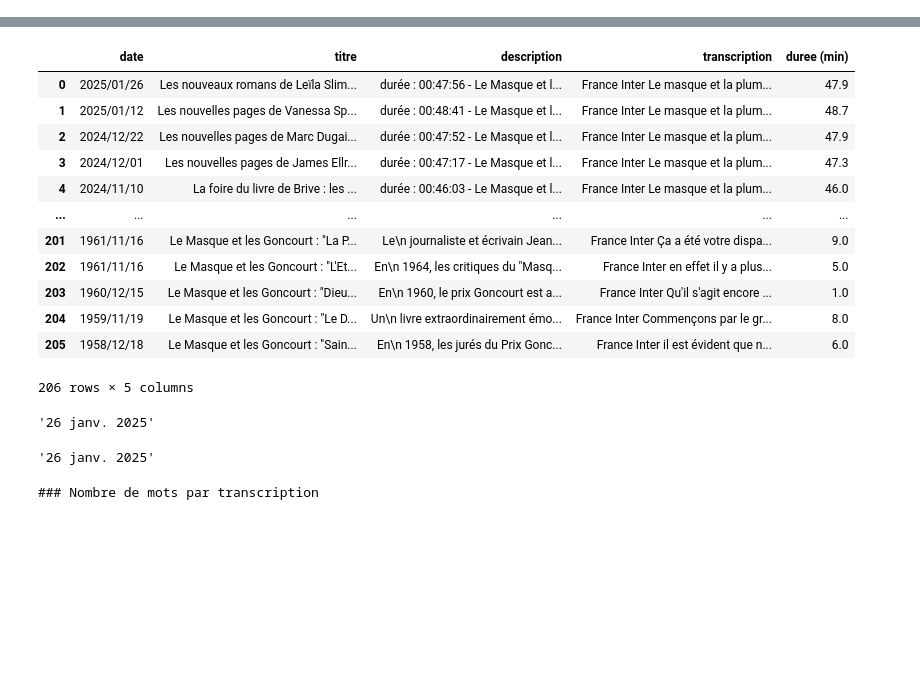
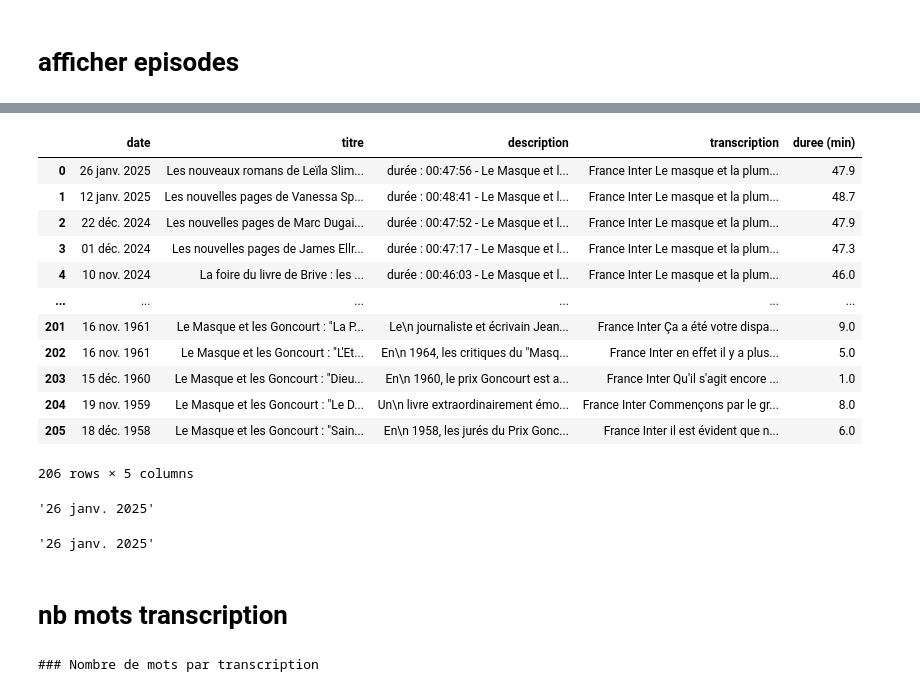
Before and after one commit to castorfou/lmelp, a Jupyter notebook: nbs/31 ui episodes dataframe.ipynb, the cells around one changed output, grey strips where cells are left out. Saved outputs shown, nothing was run; the diff lists cells and outputs as text; code cells hidden in the pictures; blank space fills up the shorter version.

Commit message:
selecteur to visualize episode

```diff
--- a/nbs/31 ui episodes dataframe.ipynb
+++ b/nbs/31 ui episodes dataframe.ipynb
@@ -7,7 +15,7 @@ def get_episodes():
     episodes = Episodes()
     all_episodes = episodes.episodes
     episodes_df = pd.DataFrame([episode.to_dict() for episode in all_episodes])
-    episodes_df["date"] = episodes_df["date"].dt.strftime("%Y/%m/%d")
+    # episodes_df["date"] = episodes_df["date"].dt.strftime("%Y/%m/%d")
     episodes_df["duree (min)"] = (episodes_df["duree"] / 60).round(1)
     episodes_df.drop(
         columns=["url_telechargement", "audio_rel_filename", "type", "duree"],
@@ -28,10 +36,12 @@ def print_episodes_info(episodes_df):
     print(f"Transcriptions manquantes : {transcriptions_missing}")
 
 
-def afficher_episodes():
+def afficher_episodes(episodes_df):
     print("### Épisodes")
     print("Liste des épisodes du Masque et la Plume.")
-    episodes_df = get_episodes()
     print_episodes_info(episodes_df)
+
+    episodes_df = episodes_df.copy()
+    episodes_df["date"] = episodes_df["date"].apply(lambda x: x.strftime(DATE_FORMAT))
     # Ajoutez ici le code pour afficher les épisodes
     return episodes_df
@@ -40,5 +50,7 @@ episodes = Episodes()
+# %% [markdown]
+# afficher episodes
 # %%
-afficher_episodes()
+afficher_episodes(episodes_df)
 # %% [output]
 ### Épisodes
 Liste des épisodes du Masque et la Plume.
@@ -48,29 +60,22 @@ Liste des épisodes du Masque et la Plume.
 Transcriptions OK : 206
 Transcriptions manquantes : 0
 |  | date | titre | description | transcription | duree (min) |
-| 0 | 2025/01/26 | Les nouveaux romans de Leïla Slim... | durée : 00:47:56 - Le Masque et l... | France Inter Le masque et la plum... | 47.9 |
-| 1 | 2025/01/12 | Les nouvelles pages de Vanessa Sp... | durée : 00:48:41 - Le Masque et l... | France Inter Le masque et la plum... | 48.7 |
-| 2 | 2024/12/22 | Les nouvelles pages de Marc Dugai... | durée : 00:47:52 - Le Masque et l... | France Inter Le masque et la plum... | 47.9 |
-| 3 | 2024/12/01 | Les nouvelles pages de James Ellr... | durée : 00:47:17 - Le Masque et l... | France Inter Le masque et la plum... | 47.3 |
-| 4 | 2024/11/10 | La foire du livre de Brive : les ... | durée : 00:46:03 - Le Masque et l... | France Inter Le masque et la plum... | 46.0 |
+| 0 | 26 janv. 2025 | Les nouveaux romans de Leïla Slim... | durée : 00:47:56 - Le Masque et l... | France Inter Le masque et la plum... | 47.9 |
+| 1 | 12 janv. 2025 | Les nouvelles pages de Vanessa Sp... | durée : 00:48:41 - Le Masque et l... | France Inter Le masque et la plum... | 48.7 |
+| 2 | 22 déc. 2024 | Les nouvelles pages de Marc Dugai... | durée : 00:47:52 - Le Masque et l... | France Inter Le masque et la plum... | 47.9 |
+| 3 | 01 déc. 2024 | Les nouvelles pages de James Ellr... | durée : 00:47:17 - Le Masque et l... | France Inter Le masque et la plum... | 47.3 |
+| 4 | 10 nov. 2024 | La foire du livre de Brive : les ... | durée : 00:46:03 - Le Masque et l... | France Inter Le masque et la plum... | 46.0 |
 | ... | ... | ... | ... | ... | ... |
-| 201 | 1961/11/16 | Le Masque et les Goncourt : "La P... | Le\n journaliste et écrivain Jean... | France Inter Ça a été votre dispa... | 9.0 |
-| 202 | 1961/11/16 | Le Masque et les Goncourt : "L'Et... | En\n 1964, les critiques du "Masq... | France Inter en effet il y a plus... | 5.0 |
-| 203 | 1960/12/15 | Le Masque et les Goncourt : "Dieu... | En\n 1960, le prix Goncourt est a... | France Inter Qu'il s'agit encore ... | 1.0 |
-| 204 | 1959/11/19 | Le Masque et les Goncourt : "Le D... | Un\n livre extraordinairement émo... | France Inter Commençons par le gr... | 8.0 |
-| 205 | 1958/12/18 | Le Masque et les Goncourt : "Sain... | En\n 1958, les jurés du Prix Gonc... | France Inter il est évident que n... | 6.0 |
+| 201 | 16 nov. 1961 | Le Masque et les Goncourt : "La P... | Le\n journaliste et écrivain Jean... | France Inter Ça a été votre dispa... | 9.0 |
+| 202 | 16 nov. 1961 | Le Masque et les Goncourt : "L'Et... | En\n 1964, les critiques du "Masq... | France Inter en effet il y a plus... | 5.0 |
+| 203 | 15 déc. 1960 | Le Masque et les Goncourt : "Dieu... | En\n 1960, le prix Goncourt est a... | France Inter Qu'il s'agit encore ... | 1.0 |
+| 204 | 19 nov. 1959 | Le Masque et les Goncourt : "Le D... | Un\n livre extraordinairement émo... | France Inter Commençons par le gr... | 8.0 |
+| 205 | 18 déc. 1958 | Le Masque et les Goncourt : "Sain... | En\n 1958, les jurés du Prix Gonc... | France Inter il est évident que n... | 6.0 |
 206 rows × 5 columns
-# %%
-from datetime import datetime
-import locale
-
-# Définir la locale en français
-locale.setlocale(locale.LC_TIME, "fr_FR.UTF-8")
-
-DATE_FORMAT = "%d %b %Y"
-episodes[0].to_dict().get("date").strftime(DATE_FORMAT)
-# %% [output]
-'26 janv. 2025'
+# %%
+episodes[0].to_dict().get("date").strftime(DATE_FORMAT)
+# %% [output]
+'26 janv. 2025'
 # %%
 selected_date = "2025/01/26"
 # convert to datetime
@@ -81,6 +86,8 @@ selected_date_str = selected_date_dt.strftime(DATE_FORMAT)
 selected_date_str
 # %% [output]
 '26 janv. 2025'
+# %% [markdown]
+# nb mots transcription
 # %%
 import plotly.express as px
 
@@ -125,9 +121,7 @@ def nb_mots_transcription(episodes_df):
 
     # Afficher le graphique
     fig.show()
-# %%
-episodes_df = get_episodes()
-
-nb_mots_transcription(episodes_df)
-# %% [output]
-### Nombre de mots par transcription
+# %%
+nb_mots_transcription(episodes_df)
+# %% [output]
+### Nombre de mots par transcription
```
Also changed, not shown: parts of 8 cells of this notebook, 1 other file.
